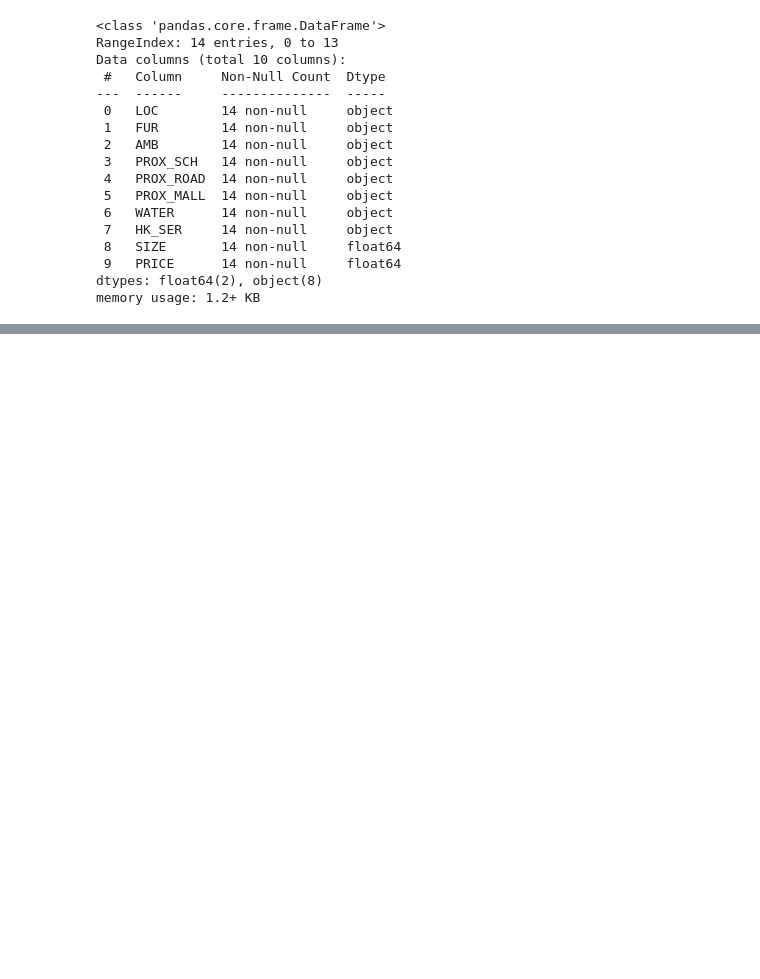
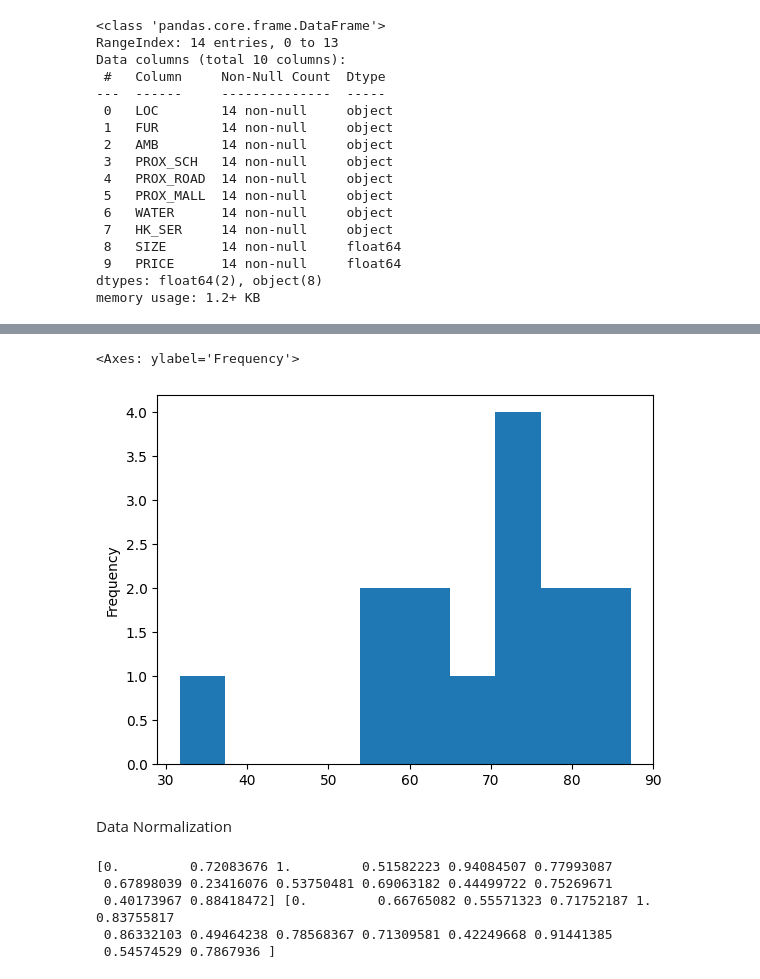
Before and after one commit to Arnold-18-CS/Machine-Learning-Task, a Jupyter notebook: main.ipynb, the cells around one changed output, grey strips where cells are left out. Cells and saved outputs as stored; diff of their text form; code cells hidden in the pictures; blank space fills up the shorter version.

```diff
--- a/main.ipynb
+++ b/main.ipynb
@@ -45,0 +83,18 @@ print(x,y)
+# %%
+df.PRICE.plot(kind="hist")
+# %% [output]
+<Axes: ylabel='Frequency'>
+[figure, added]
+# %% [markdown]
+Data Normalization
+# %%
+x = (x - x.min())/ (x.max() - x.min())
+y = (y - y.min())/ (y.max() - y.min())
+
+print(x, y)
+# %% [output]
+[0.         0.72083676 1.         0.51582223 0.94084507 0.77993087
+ 0.67898039 0.23416076 0.53750481 0.69063182 0.44499722 0.75269671
+ 0.40173967 0.88418472] [0.         0.66765082 0.55571323 0.71752187 1.         0.83755817
+ 0.86332103 0.49464238 0.78568367 0.71309581 0.42249668 0.91441385
+ 0.54574529 0.7867936 ]
```
Also changed, not shown: parts of 21 cells of this notebook.
